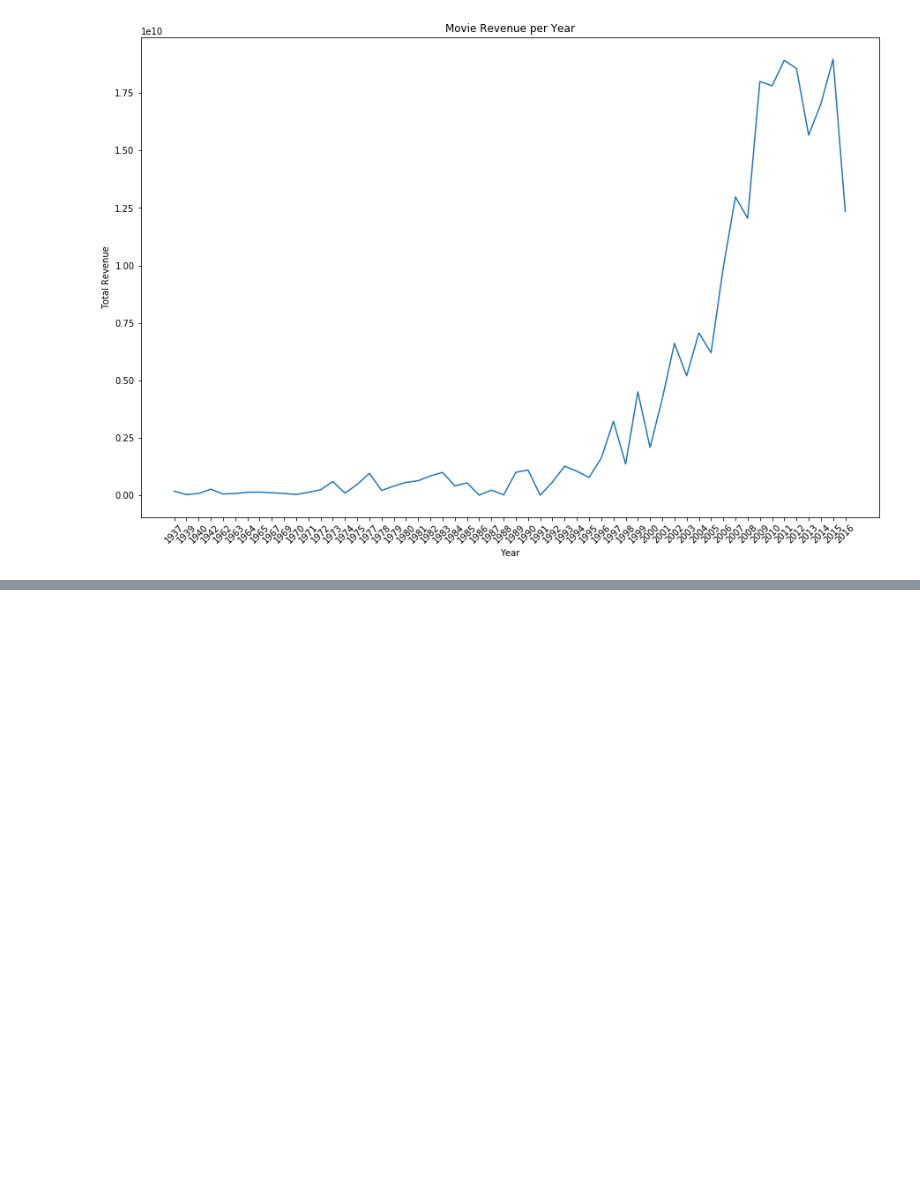
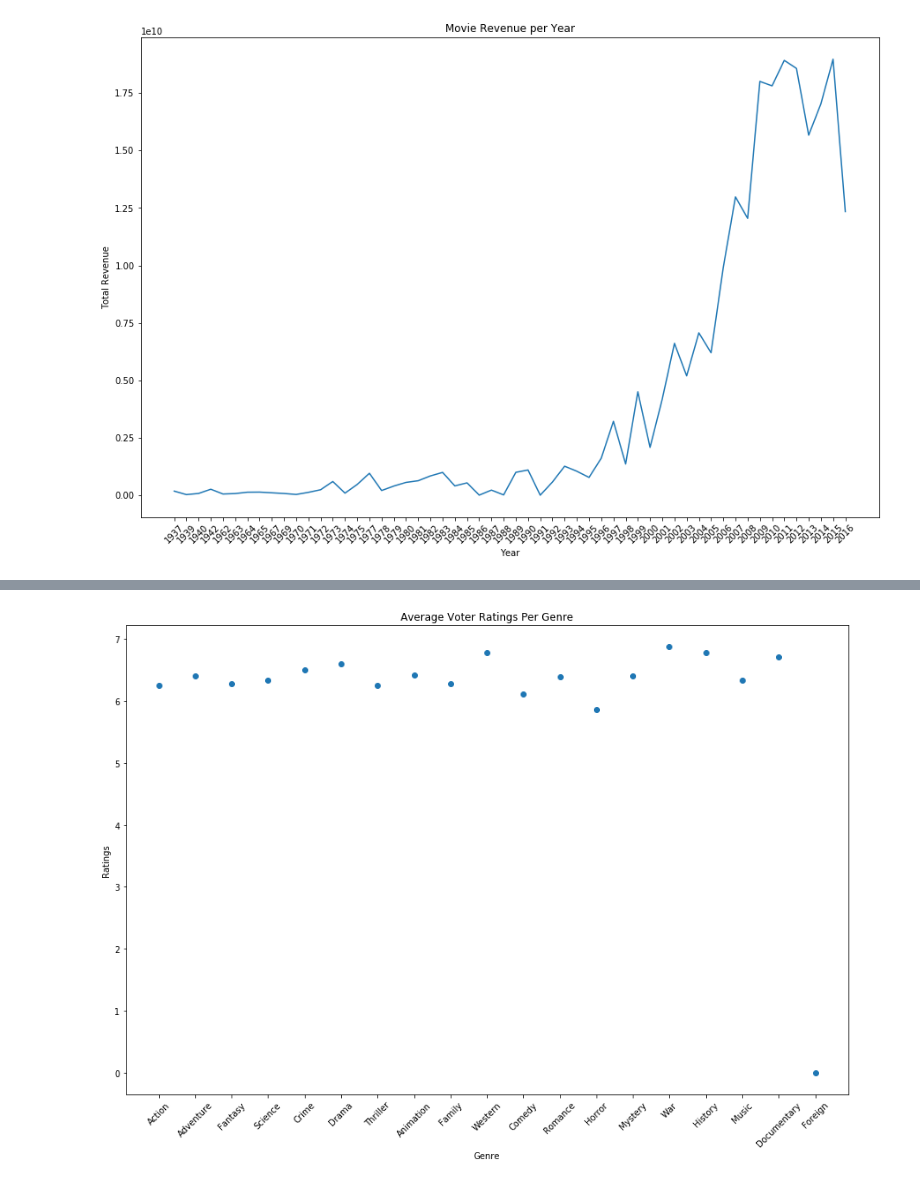
Before and after one commit to atulbharati/kevinh415.github.io, a Jupyter notebook: Movie.ipynb, the cells around one changed output, grey strips where cells are left out. Cells and saved outputs as stored; diff of their text form; code cells hidden in the pictures; blank space fills up the shorter version.

```diff
--- a/Movie.ipynb
+++ b/Movie.ipynb
@@ -98,0 +166,15 @@ plt.show()
+# %%
+# get all the possible genres from the list
+genres = {}
+average_counter = {}
+for index, row in movies.iterrows():
+    list_of_genres = re.split(" ", row['genres'])
+    for item in list_of_genres:
+        if item not in genres:
+            genres[item] = 0
+            average_counter[item] = 0
+        else:
+            genres[item] += row['vote_average']
+            average_counter[item] += 1
+
+genres
@@ -98,0 +201,18 @@ plt.show()
+# %%
+average_ratings = []
+
+for (sum,denom) in zip(genres.values(),average_counter.values()):
+    if denom != 0:
+        average_ratings.append(sum/denom)
+    else:
+        average_ratings.append(0)
+
+plt.figure(figsize=(15, 10))
+plt.scatter(genres.keys(), average_ratings)
+plt.title('Average Voter Ratings Per Genre')
+plt.ylabel('Ratings')
+plt.xlabel('Genre')
+plt.xticks(rotation=45)
+plt.show()
+# %% [output]
+[figure, added]
```
Also changed, not shown: parts of 9 cells of this notebook.
